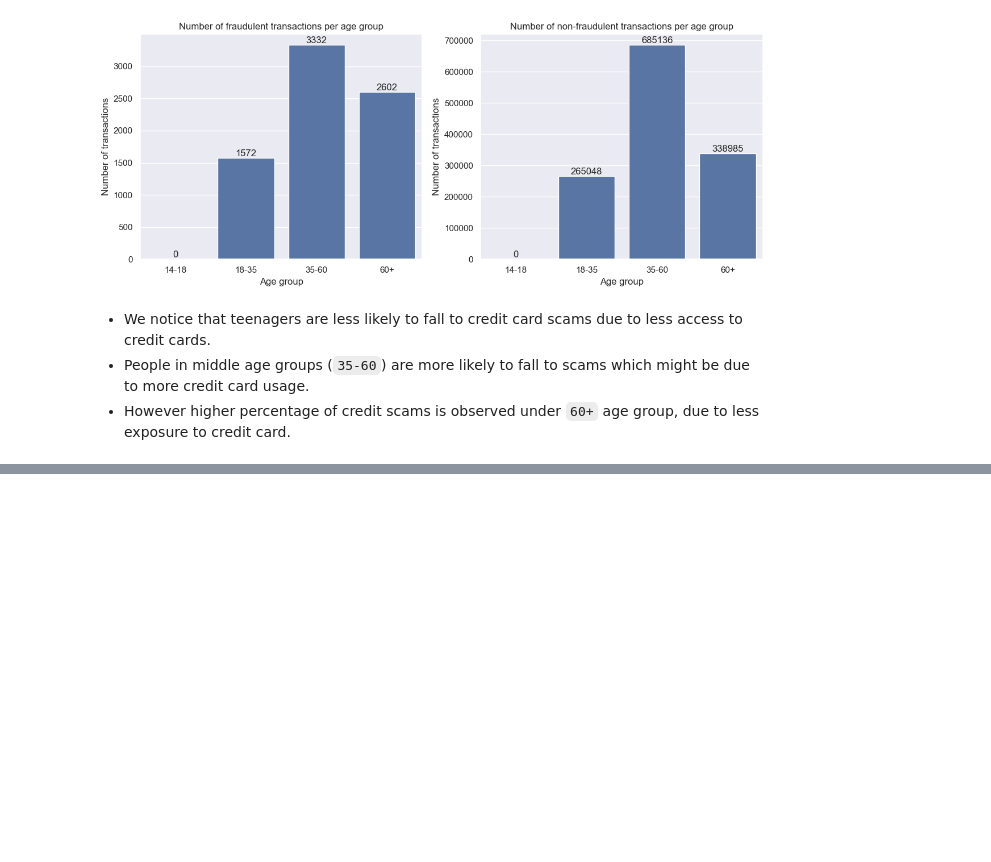
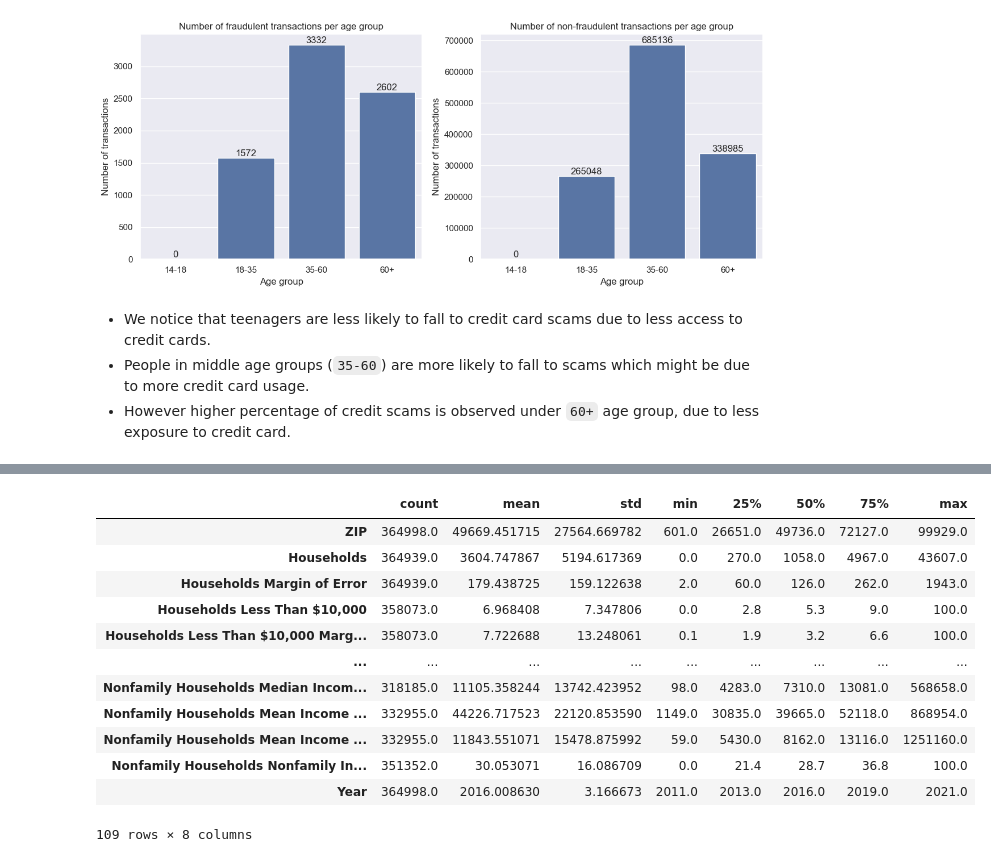
Before and after one commit to KeshavElangoDS/Independent-Study-Fall-2024, a Jupyter notebook: notebooks/DataAnalysis_FraudDetection.ipynb, the cells around one changed output, grey strips where cells are left out. Cells and saved outputs as stored; diff of their text form; code cells hidden in the pictures; blank space fills up the shorter version.

```diff
--- a/notebooks/DataAnalysis_FraudDetection.ipynb
+++ b/notebooks/DataAnalysis_FraudDetection.ipynb
@@ -486,0 +518,2 @@ plt.tight_layout()
+# %%
+us_median_income = pd.read_csv("~/Documents/GitHub/Independent-Study-Fall-2024/Independent-Study-Fall-2024/data/us_income_zipcode.csv")
@@ -486,0 +542,2 @@ plt.tight_layout()
+# %%
+us_median_income['Year'] = us_median_income['Year'].astype(int)
@@ -486,0 +568,16 @@ plt.tight_layout()
+# %%
+us_median_income.describe().T
+# %% [output]
+|  | count | mean | std | min | 25% | 50% | 75% | max |
+| ZIP | 364998.0 | 49669.451715 | 27564.669782 | 601.0 | 26651.0 | 49736.0 | 72127.0 | 99929.0 |
+| Households | 364939.0 | 3604.747867 | 5194.617369 | 0.0 | 270.0 | 1058.0 | 4967.0 | 43607.0 |
+| Households Margin of Error | 364939.0 | 179.438725 | 159.122638 | 2.0 | 60.0 | 126.0 | 262.0 | 1943.0 |
+| Households Less Than $10,000 | 358073.0 | 6.968408 | 7.347806 | 0.0 | 2.8 | 5.3 | 9.0 | 100.0 |
+| Households Less Than $10,000 Marg... | 358073.0 | 7.722688 | 13.248061 | 0.1 | 1.9 | 3.2 | 6.6 | 100.0 |
+| ... | ... | ... | ... | ... | ... | ... | ... | ... |
+| Nonfamily Households Median Incom... | 318185.0 | 11105.358244 | 13742.423952 | 98.0 | 4283.0 | 7310.0 | 13081.0 | 568658.0 |
+| Nonfamily Households Mean Income ... | 332955.0 | 44226.717523 | 22120.853590 | 1149.0 | 30835.0 | 39665.0 | 52118.0 | 868954.0 |
+| Nonfamily Households Mean Income ... | 332955.0 | 11843.551071 | 15478.875992 | 59.0 | 5430.0 | 8162.0 | 13116.0 | 1251160.0 |
+| Nonfamily Households Nonfamily In... | 351352.0 | 30.053071 | 16.086709 | 0.0 | 21.4 | 28.7 | 36.8 | 100.0 |
+| Year | 364998.0 | 2016.008630 | 3.166673 | 2011.0 | 2013.0 | 2016.0 | 2019.0 | 2021.0 |
+109 rows × 8 columns
```
Also changed, not shown: parts of 34 cells of this notebook, 2 other files.
